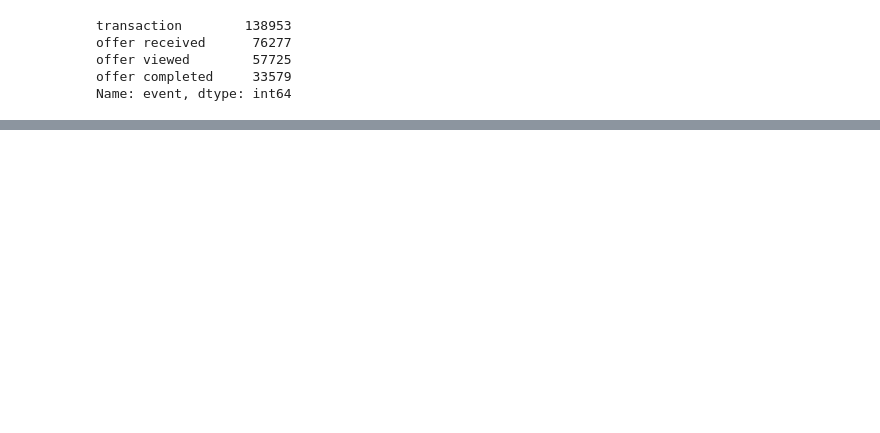
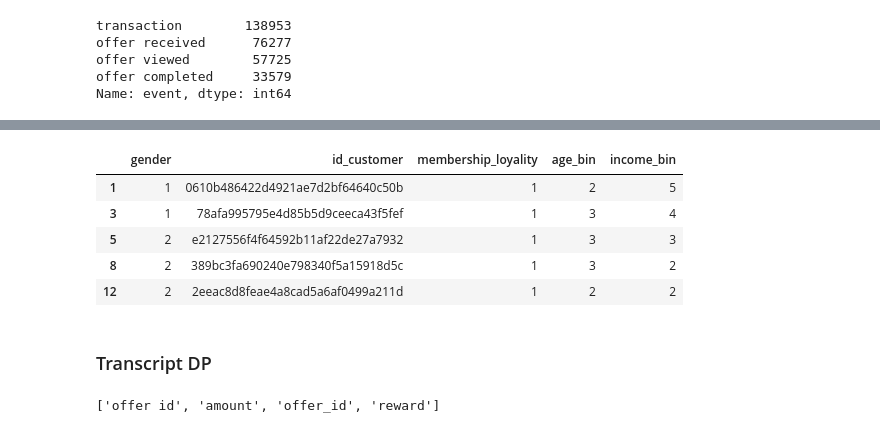
Before and after one commit to PyTcheu/Starbucks_Capstone, a Jupyter notebook: Starbucks_Capstone_notebook-Copy1.ipynb, the cells around one changed output, grey strips where cells are left out. Drawn from its saved outputs; the diff is of its cells as text; code cells hidden in the pictures; blank space fills up the shorter version.

```diff
--- a/Starbucks_Capstone_notebook-Copy1.ipynb
+++ b/Starbucks_Capstone_notebook-Copy1.ipynb
@@ -279,0 +294,25 @@ df_profile['id_customer'] = df_profile.id_customer.cat.codes + 1
+# %%
+### Profile DP
+
+df_profile = profile.copy()
+
+df_profile = df_profile.dropna(axis=0)
+
+df_profile['age'] = df_profile['age'].astype('int')
+df_profile['income'] = df_profile['income'].astype('int')
+
+df_profile = df_profile.rename(columns={'id':'id_customer'})
+
+df_profile.gender = pd.Categorical(df_profile.gender)
+df_profile['gender'] = df_profile.gender.cat.codes + 1
+
+df_profile['membership_loyality'] = pd.to_datetime(df_profile['became_member_on'], format='%Y%m%d').dt.date
+df_profile['membership_loyality'] = df_profile['membership_loyality'].max() - \
+                                    pd.to_datetime(df_profile['became_member_on'], format='%Y%m%d').dt.date
+
+
+df_profile['membership_loyality'] = pd.cut(df_profile['membership_loyality'],4, labels=[1,2,3,4])
+df_profile['age_bin'] = pd.cut(df_profile['age'],4, labels=[1,2,3,4])
+df_profile['income_bin'] = pd.cut(df_profile['income'],5, labels=[1,2,3,4,5])
+
+df_profile = df_profile.drop(columns=['age','income','became_member_on'])
@@ -279,0 +347,11 @@ df_profile['id_customer'] = df_profile.id_customer.cat.codes + 1
+# %%
+df_profile.head()
+# %% [output]
+|  | gender | id_customer | membership_loyality | age_bin | income_bin |
+| 1 | 1 | 0610b486422d4921ae7d2bf64640c50b | 1 | 2 | 5 |
+| 3 | 1 | 78afa995795e4d85b5d9ceeca43f5fef | 1 | 3 | 4 |
+| 5 | 2 | e2127556f4f64592b11af22de27a7932 | 1 | 3 | 3 |
+| 8 | 2 | 389bc3fa690240e798340f5a15918d5c | 1 | 3 | 2 |
+| 12 | 2 | 2eeac8d8feae4a8cad5a6af0499a211d | 1 | 2 | 2 |
+# %% [markdown]
+### Transcript DP
@@ -279,0 +361,12 @@ df_profile['id_customer'] = df_profile.id_customer.cat.codes + 1
+# %%
+keys = []
+for index, row in df_transcript.iterrows():
+    for k in row['value']:
+        if k in keys:
+            continue
+        else:
+            keys.append(k)
+
+keys
+# %% [output]
+['offer id', 'amount', 'offer_id', 'reward']
```
Also changed, not shown: parts of 21 cells of this notebook.
